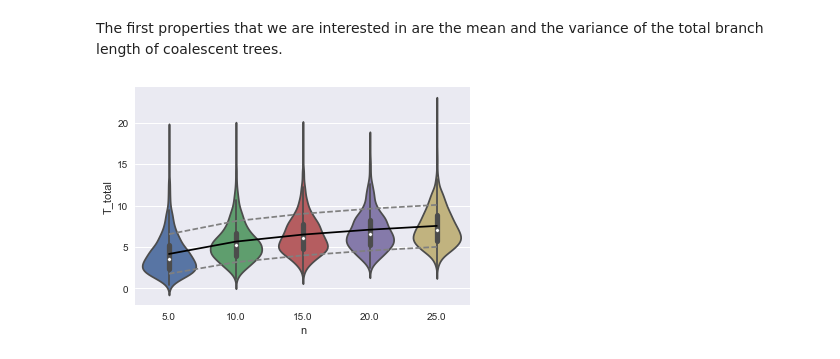
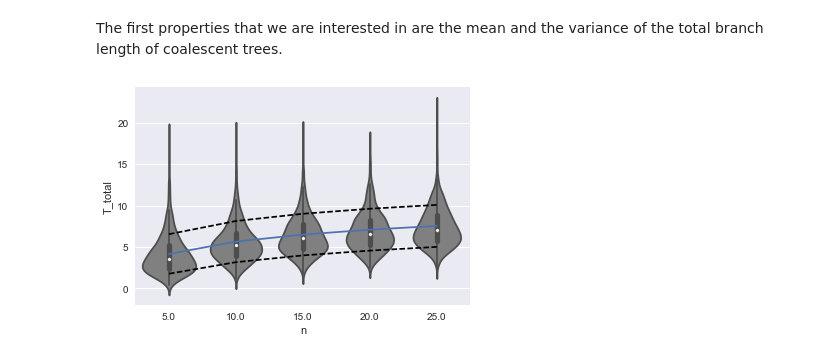
Before and after one commit to jeromekelleher/spg-chapter, a Jupyter notebook: jupyter/segsites-example.ipynb, the cells around one changed output. Saved outputs shown, nothing was run; the diff lists cells and outputs as text; code cells hidden in the pictures.

```diff
--- a/jupyter/segsites-example.ipynb
+++ b/jupyter/segsites-example.ipynb
@@ -34,10 +34,9 @@ df = pd.DataFrame({"n": n_col, "T_total": T_total_col})
 # %%
 mean_T = np.array([T_total_mean(n) for n in ns])
 var_T = np.sqrt(np.array([T_total_var(n) for n in ns]))
-
-ax = sns.violinplot(x="n", y="T_total", data=df)
-ax.plot(mean_T, "-", color="black");
-ax.plot(mean_T - var_T, "--", color="grey");
-ax.plot(mean_T + var_T, "--", color="grey");
+ax = sns.violinplot(x="n", y="T_total", data=df, color="grey")
+ax.plot(mean_T, "-");
+ax.plot(mean_T - var_T, "--", color="black");
+ax.plot(mean_T + var_T, "--", color="black");
 # %% [output]
-[figure, old version]
+[figure, new version]
```
Also changed, not shown: parts of 5 cells of this notebook.
